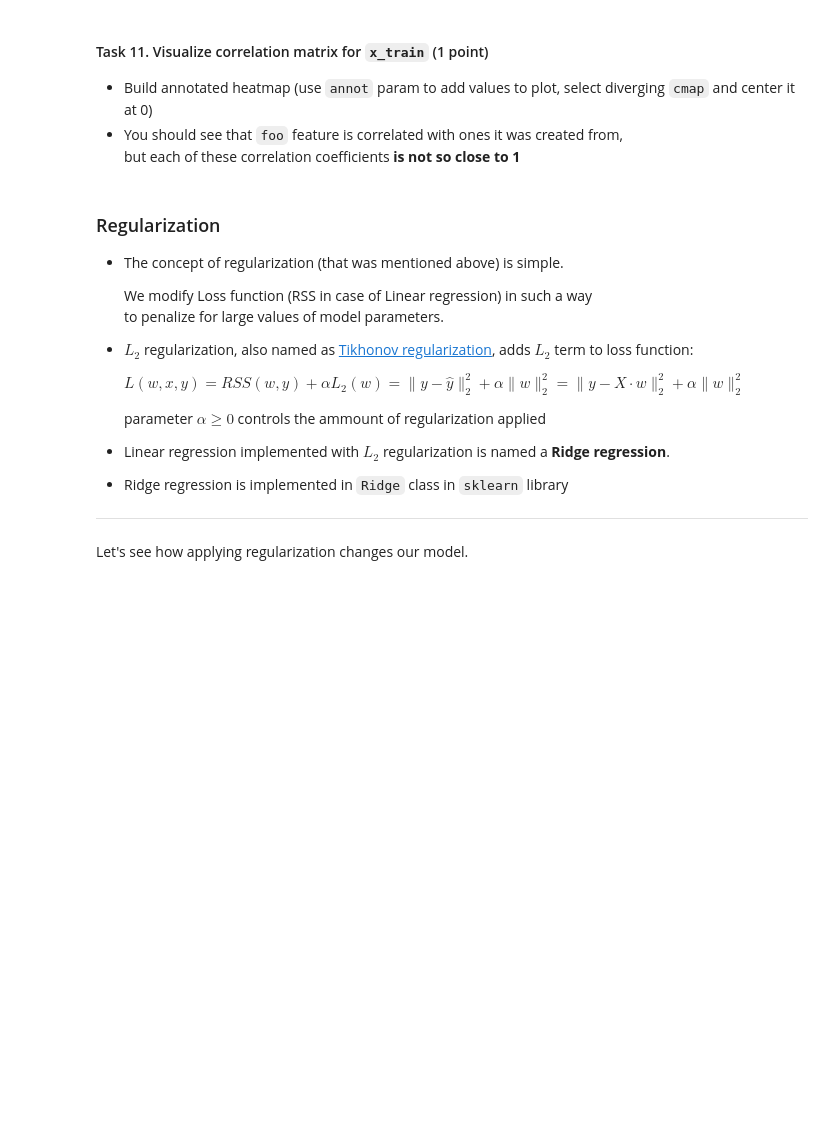
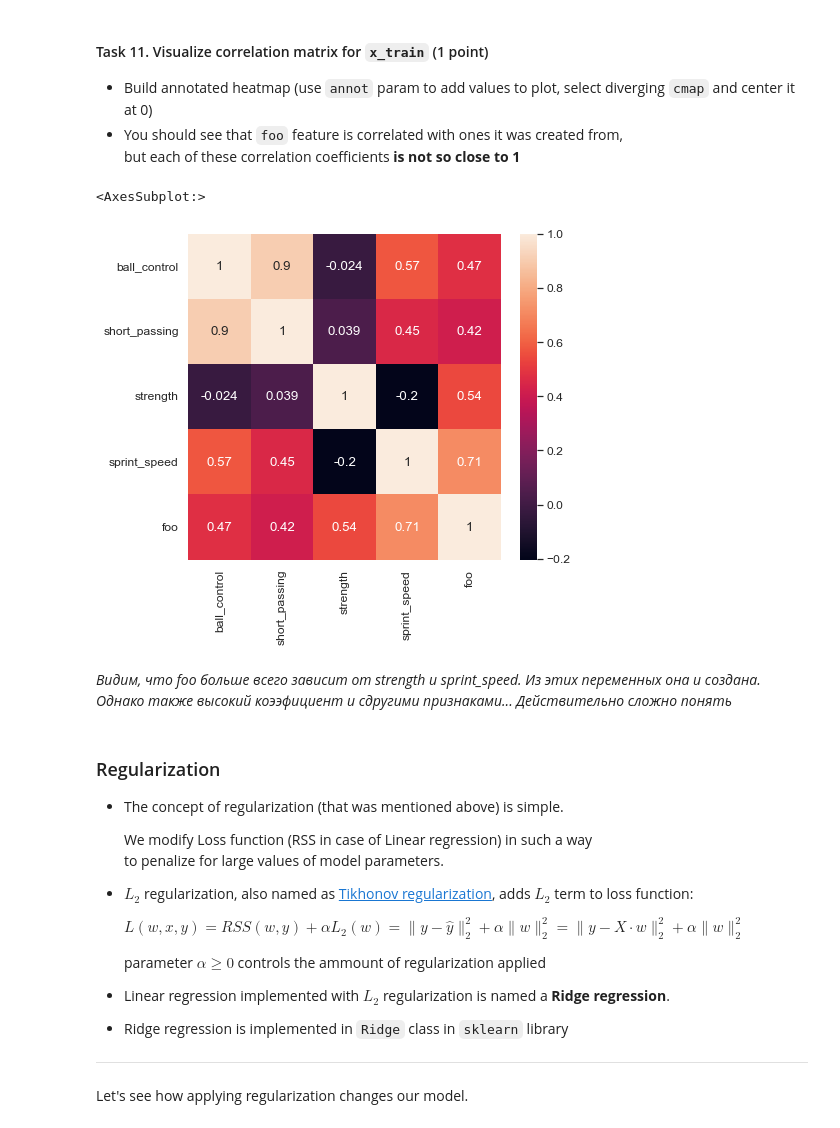
Before and after one commit to zappaz00/3_linear_regression, a Jupyter notebook: linear_regression.ipynb, the cells around one changed output. Cells and saved outputs as stored; diff of their text form; code cells hidden in the pictures; blank space fills up the shorter version.

```diff
--- a/linear_regression.ipynb
+++ b/linear_regression.ipynb
@@ -1576,7 +1586,12 @@ l2_norm(model.coef_)
 * You should see that `foo` feature is correlated with ones it was created from,<br>
   but each of these correlation coefficients **is not so close to 1**
 # %%
-# your code here
+sns.heatmap(x_train.corr(), annot=True)
+# %% [output]
+<AxesSubplot:>
+[figure, added]
+# %% [markdown]
+*Видим, что foo больше всего зависит от strength и sprint_speed. Из этих переменных она и создана. Однако также высокий коээфициент и сдругими признаками... Действительно сложно понять*
 # %% [markdown]
 ### Regularization
 
```
Also changed, not shown: parts of 4 cells of this notebook.
